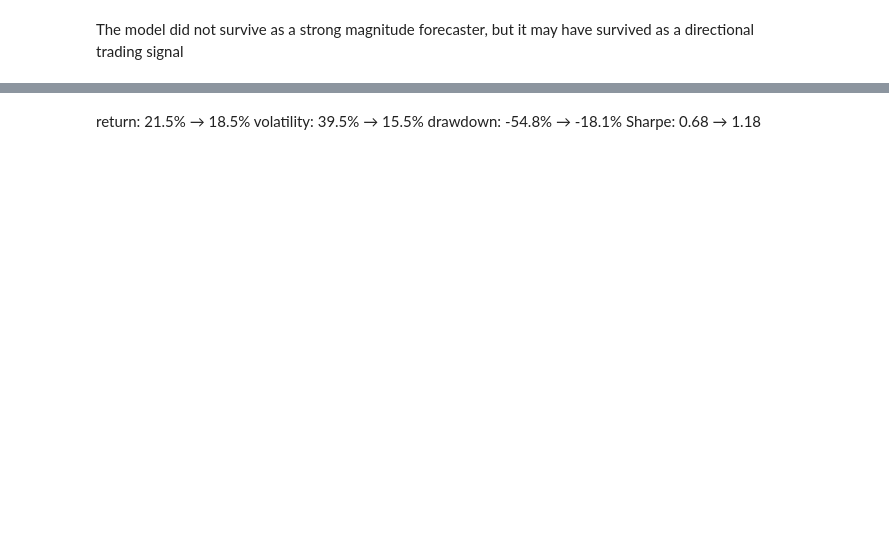
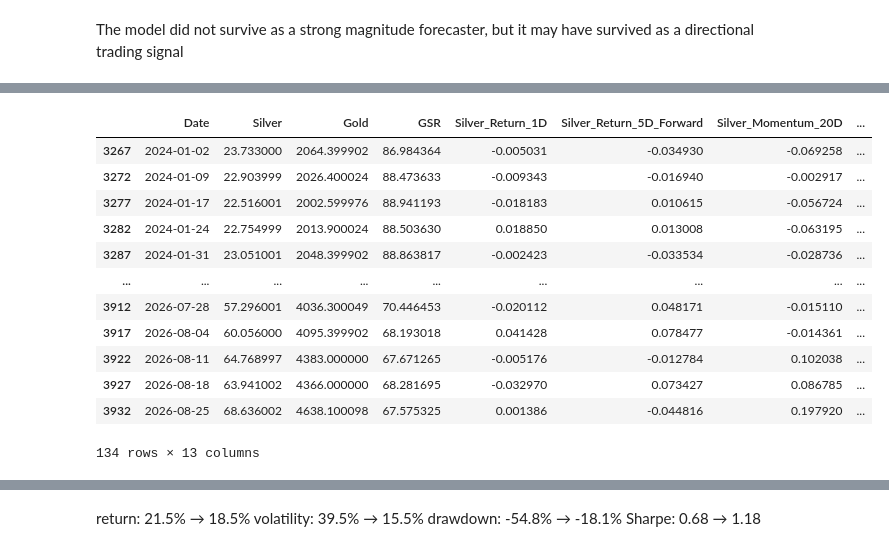
Before and after one commit to praneelbasu73/Silver-Return-Forecasting, a Jupyter notebook: Silver Stress Test.ipynb, the cells around one changed output, grey strips where cells are left out. Cells and saved outputs as stored; diff of their text form; code cells hidden in the pictures; blank space fills up the shorter version.

```diff
--- a/Silver Stress Test.ipynb
+++ b/Silver Stress Test.ipynb
@@ -615,19 +615,35 @@ Sharpe: 0.6901133420048449
 # %%
 # Strategy setup
 
 strategy = test.copy()
 
 # Final model predictions already created earlier
 strategy['Prediction'] = test_pred
 
 # +1 = long, -1 = short
 strategy['Signal'] = np.sign(strategy['Prediction'])
 
 # Use non-overlapping 5-day trading periods
 strategy_5d = strategy.iloc[::5].copy()
 
 # Number of 5-day periods in a trading year
 periods_per_year = 252 / 5
+
+strategy_5d
+# %% [output]
+|  | Date | Silver | Gold | GSR | Silver_Return_1D | Silver_Return_5D_Forward | Silver_Momentum_20D | ... |
+| 3267 | 2024-01-02 | 23.733000 | 2064.399902 | 86.984364 | -0.005031 | -0.034930 | -0.069258 | ... |
+| 3272 | 2024-01-09 | 22.903999 | 2026.400024 | 88.473633 | -0.009343 | -0.016940 | -0.002917 | ... |
+| 3277 | 2024-01-17 | 22.516001 | 2002.599976 | 88.941193 | -0.018183 | 0.010615 | -0.056724 | ... |
+| 3282 | 2024-01-24 | 22.754999 | 2013.900024 | 88.503630 | 0.018850 | 0.013008 | -0.063195 | ... |
+| 3287 | 2024-01-31 | 23.051001 | 2048.399902 | 88.863817 | -0.002423 | -0.033534 | -0.028736 | ... |
+| ... | ... | ... | ... | ... | ... | ... | ... | ... |
+| 3912 | 2026-07-28 | 57.296001 | 4036.300049 | 70.446453 | -0.020112 | 0.048171 | -0.015110 | ... |
+| 3917 | 2026-08-04 | 60.056000 | 4095.399902 | 68.193018 | 0.041428 | 0.078477 | -0.014361 | ... |
+| 3922 | 2026-08-11 | 64.768997 | 4383.000000 | 67.671265 | -0.005176 | -0.012784 | 0.102038 | ... |
+| 3927 | 2026-08-18 | 63.941002 | 4366.000000 | 68.281695 | -0.032970 | 0.073427 | 0.086785 | ... |
+| 3932 | 2026-08-25 | 68.636002 | 4638.100098 | 67.575325 | 0.001386 | -0.044816 | 0.197920 | ... |
+134 rows × 13 columns
 # %%
 #Adjusting Vol Weight
 
```
Also changed, not shown: parts of 6 cells of this notebook.
